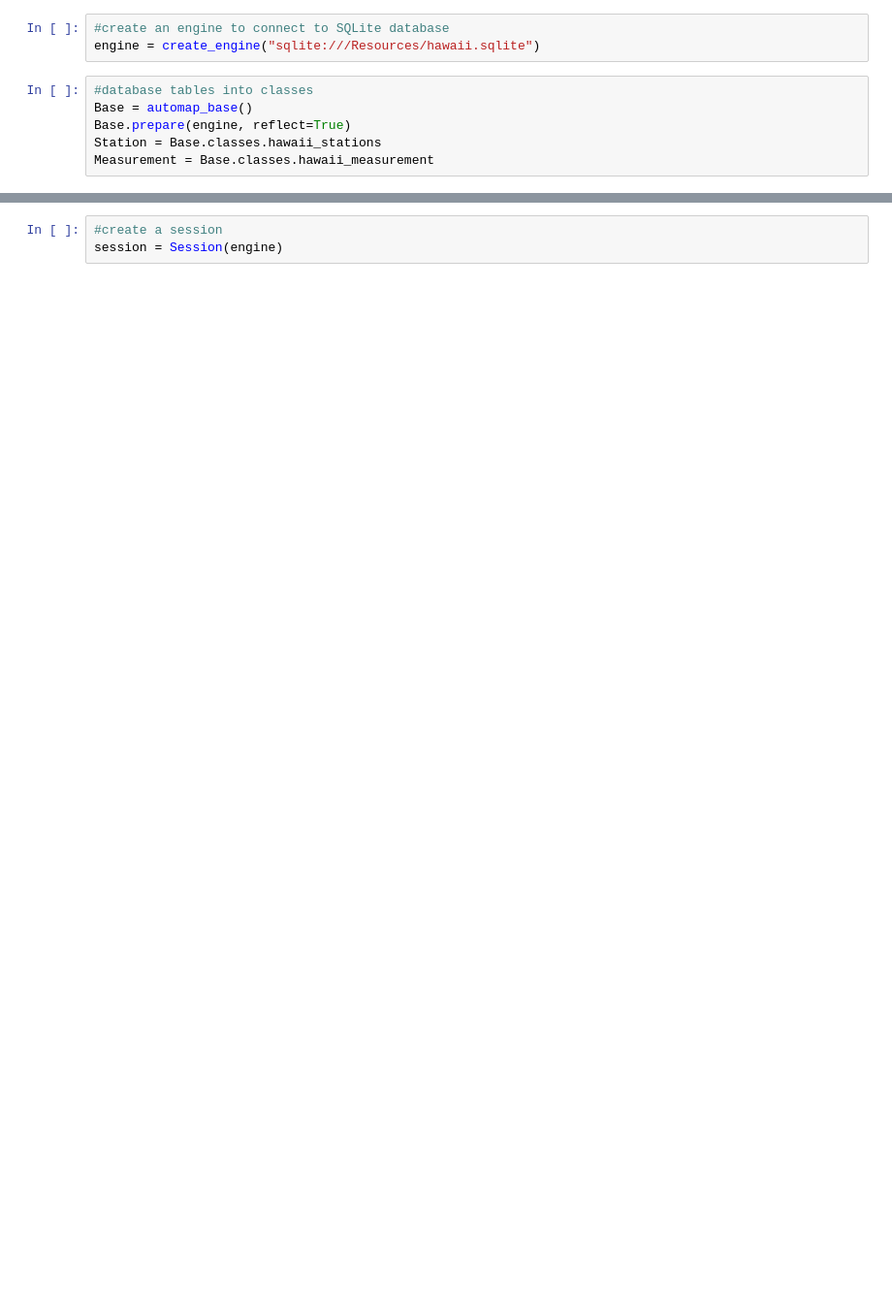
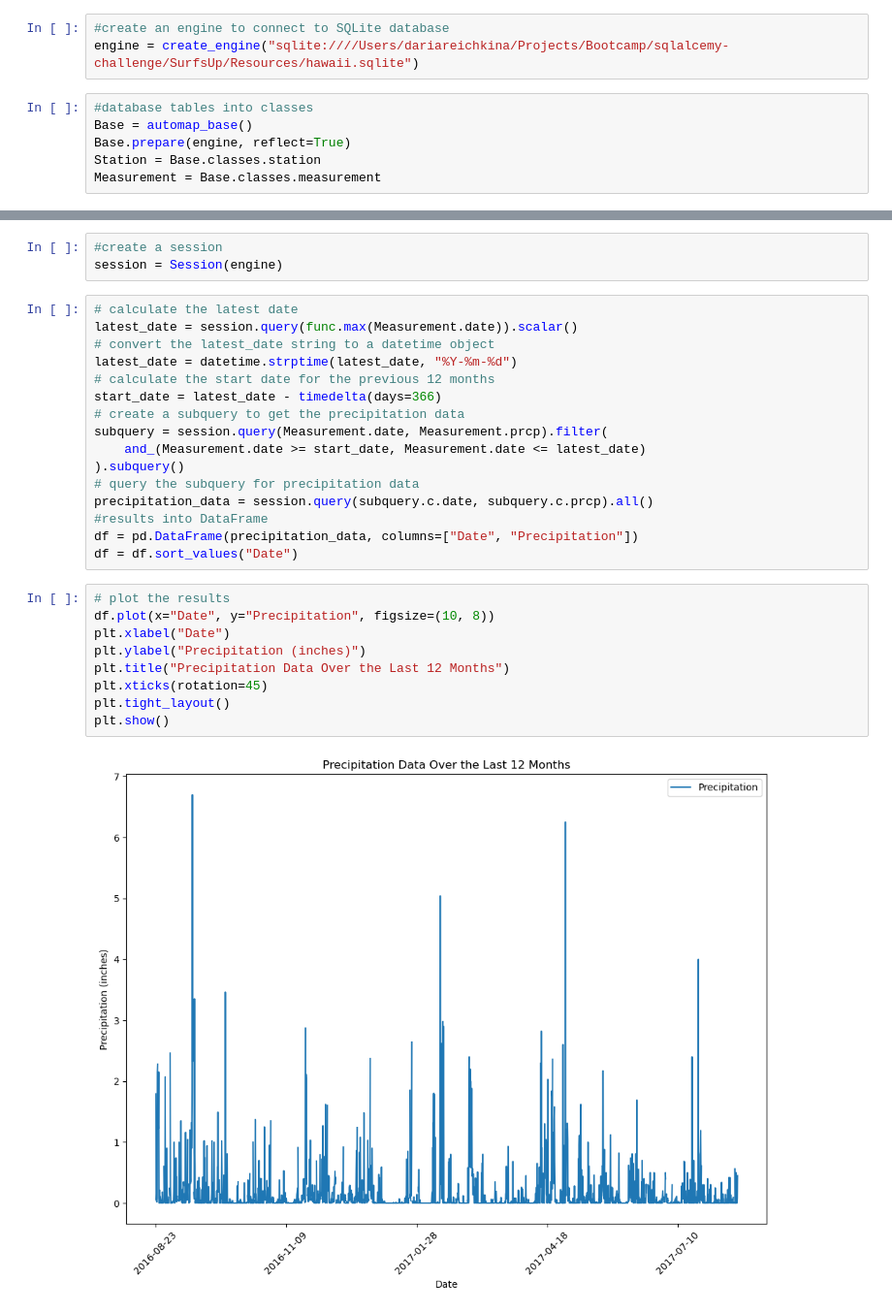
Before and after one commit to DariaRiechkina/sqlalcemy-challenge, a Jupyter notebook: SurfsUp/Main_script.ipynb, the cells around one changed output, grey strips where cells are left out. Shown at 97% size. Drawn from its saved outputs; the diff is of its cells as text; blank space fills up the shorter version.

```diff
--- a/SurfsUp/Main_script.ipynb
+++ b/SurfsUp/Main_script.ipynb
@@ -10,9 +13,9 @@ import matplotlib.pyplot as plt
 # %%
 #create an engine to connect to SQLite database
-engine = create_engine("sqlite:///Resources/hawaii.sqlite")
+engine = create_engine("sqlite:////Users/dariareichkina/Projects/Bootcamp/sqlalcemy-challenge/SurfsUp/Resources/hawaii.sqlite")
 # %%
 #database tables into classes
 Base = automap_base()
 Base.prepare(engine, reflect=True)
-Station = Base.classes.hawaii_stations
-Measurement = Base.classes.hawaii_measurement
+Station = Base.classes.station
+Measurement = Base.classes.measurement
@@ -26,3 +33,30 @@ print(class_names)
 # %%
 #create a session
 session = Session(engine)
+# %%
+# calculate the latest date
+latest_date = session.query(func.max(Measurement.date)).scalar()
+# convert the latest_date string to a datetime object
+latest_date = datetime.strptime(latest_date, "%Y-%m-%d")
+# calculate the start date for the previous 12 months
+start_date = latest_date - timedelta(days=366)
+# create a subquery to get the precipitation data
+subquery = session.query(Measurement.date, Measurement.prcp).filter(
+    and_(Measurement.date >= start_date, Measurement.date <= latest_date)
+).subquery()
+# query the subquery for precipitation data
+precipitation_data = session.query(subquery.c.date, subquery.c.prcp).all()
+#results into DataFrame
+df = pd.DataFrame(precipitation_data, columns=["Date", "Precipitation"])
+df = df.sort_values("Date")
+# %%
+# plot the results
+df.plot(x="Date", y="Precipitation", figsize=(10, 8))
+plt.xlabel("Date")
+plt.ylabel("Precipitation (inches)")
+plt.title("Precipitation Data Over the Last 12 Months")
+plt.xticks(rotation=45)
+plt.tight_layout()
+plt.show()
+# %% [output]
+[figure, added]
```
Also changed, not shown: parts of 12 cells of this notebook.
